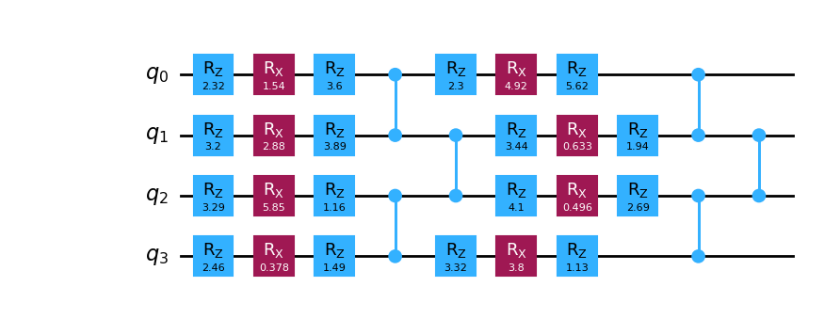
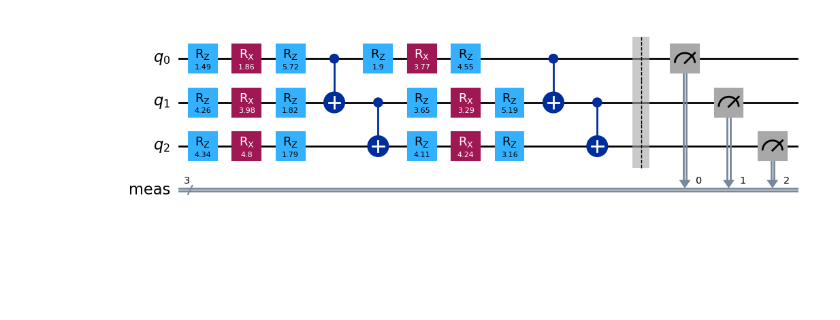
Before and after one commit to Roman20022002/AQA_Project, a Jupyter notebook: Ansatz.ipynb, the cells around one changed output. Drawn from its saved outputs; the diff is of its cells as text; code cells hidden in the pictures; blank space fills up the shorter version.

Commit message:
measurements

```diff
--- a/Ansatz.ipynb
+++ b/Ansatz.ipynb
@@ -15,9 +15,9 @@ def theta_gate(qc, theta, i):
 def entangling_gate(qc, n):
 
     for i in range(0, n-1, 2):
-            qc.cz(i, i+1)
+            qc.cx(i, i+1)
     for i in range(1, n-1, 2):
-            qc.cz(i, i+1)
+            qc.cx(i, i+1)
 
     return 0
     ###
@@ -31,15 +31,15 @@ def HEA(qc, theta, n, l):
 
             theta_gate(qc, Theta[j,i,:], j)
         entangling_gate(qc, n)
-
+    qc.measure_all()
     return qc
 # %%
-n = 4
+n = 3
 l = 2
 Theta = 2*np.pi*np.random.random(n*l*3)
 qc = qk.QuantumCircuit(n)
 qc = HEA(qc, Theta, n, l)
 
 qc.draw('mpl')
 # %% [output]
-[figure, old version]
+[figure, new version]
```
